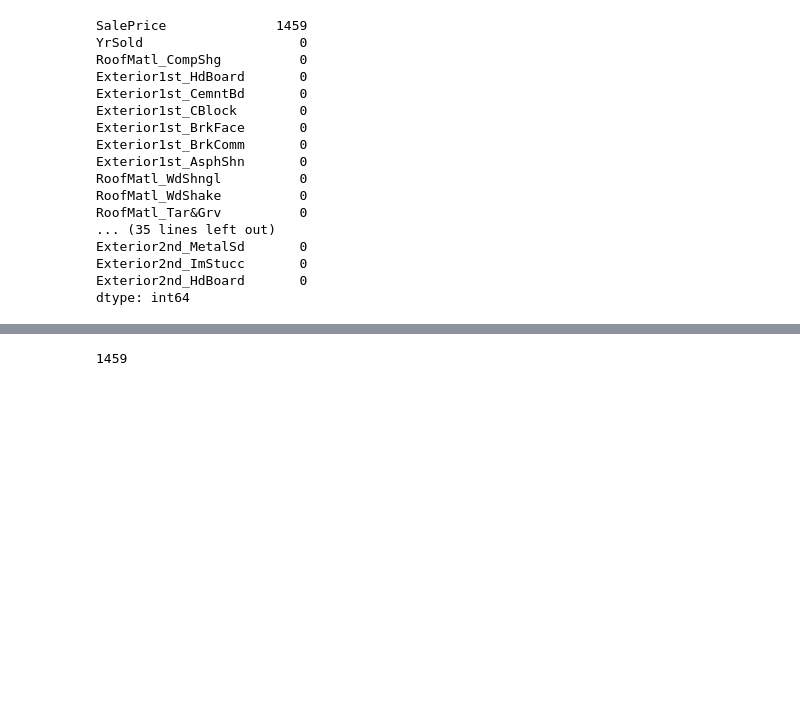
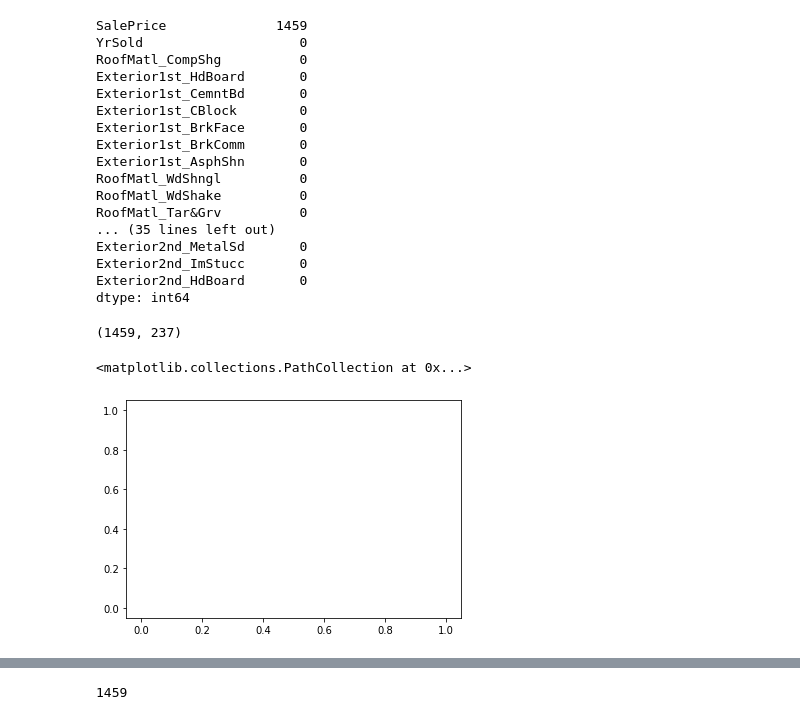
Before and after one commit to KaparaA/ML, a Jupyter notebook: Untitled14.ipynb, the cells around one changed output, grey strips where cells are left out. Drawn from its saved outputs; the diff is of its cells as text; code cells hidden in the pictures; blank space fills up the shorter version.

```diff
--- a/Untitled14.ipynb
+++ b/Untitled14.ipynb
@@ -119,3 +119,5 @@ All_combined=pd.concat([dummy,combined_num],axis=1)
 All_combined.shape
 # %% [output]
 (2919, 237)
+# %%
+All_combined.drop(All_combined[[All_combined.SalePrice<300000] & [All_combined.GrLivArea>4000]].index,inplace=True)
@@ -121,0 +126,2 @@ All_combined.shape
+# %%
+All_combined.drop(All_combined[(All_combined.SalePrice<300000) & (All_combined.GrLivArea>4000)].index,inplace=True)
@@ -145,3 +155,14 @@ Exterior2nd_HdBoard       0
 dtype: int64
 # %%
 Train_data=All_combined[All_combined.SalePrice.isnull()]
+# %%
+Train_data.drop(Train_data[(Train_data.SalePrice<300000) & (Train_data.GrLivArea>4000)].index,inplace=True)
+# %%
+Train_data.shape
+# %% [output]
+(1459, 237)
+# %%
+plt.scatter(x=Train_data.SalePrice,y=Train_data.GrLivArea)
+# %% [output]
+<matplotlib.collections.PathCollection at 0x...>
+[figure, added]
```
Also changed, not shown: parts of 9 cells of this notebook.
